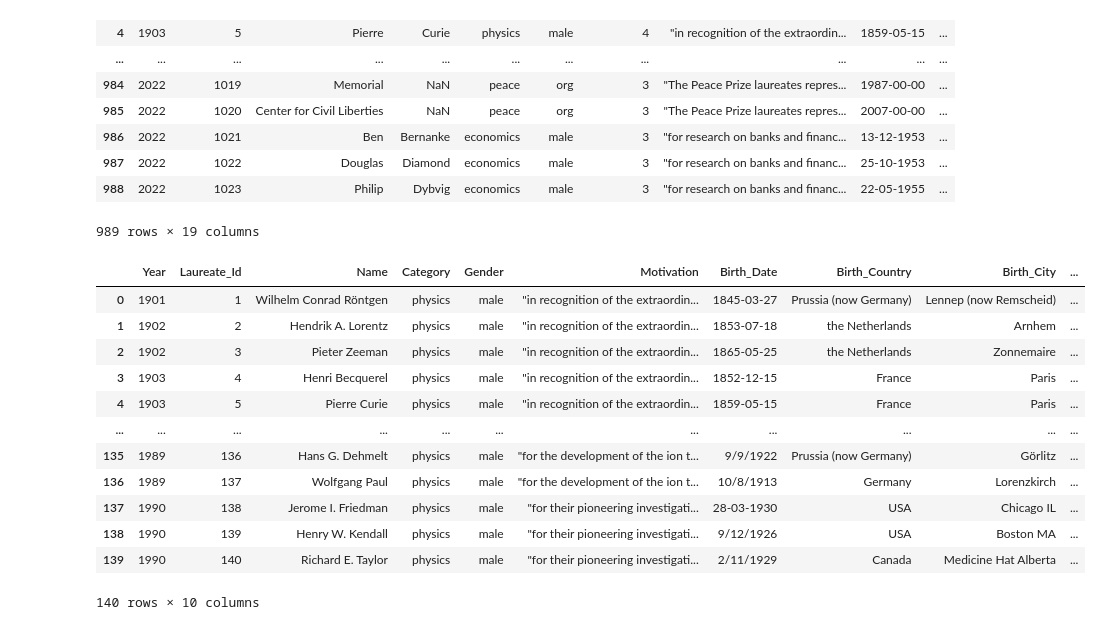
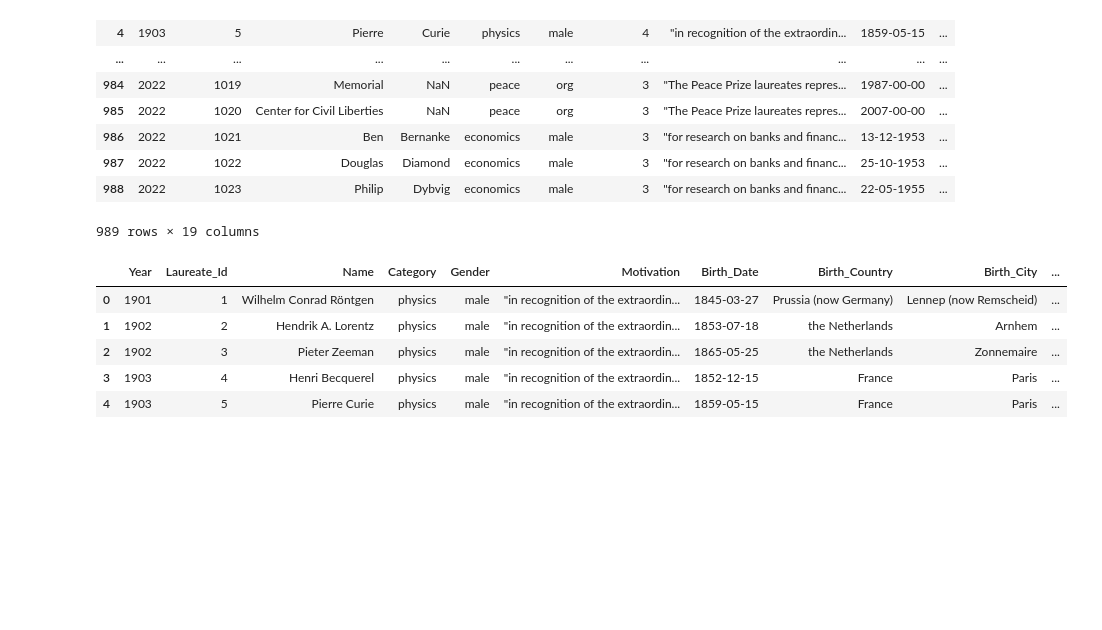
Before and after one commit to jbarbs44/Project-3, a Jupyter notebook: clean_up.ipynb, the cells around one changed output. Saved outputs shown, nothing was run; the diff lists cells and outputs as text; code cells hidden in the pictures; blank space fills up the shorter version.

```diff
--- a/clean_up.ipynb
+++ b/clean_up.ipynb
@@ -40,21 +40,14 @@ cleaned_nobel_df.insert(2, "Name", column_to_move)
 # %%
 full_name_df = cleaned_nobel_df.drop(["Firstname", "Lastname"], axis= 1)
 # %%
-full_name_df.head(140)
+full_name_df.head()
 # %% [output]
 |  | Year | Laureate_Id | Name | Category | Gender | Motivation | Birth_Date | Birth_Country | Birth_City | ... |
 | 0 | 1901 | 1 | Wilhelm Conrad Röntgen | physics | male | "in recognition of the extraordin... | 1845-03-27 | Prussia (now Germany) | Lennep (now Remscheid) | ... |
 | 1 | 1902 | 2 | Hendrik A. Lorentz | physics | male | "in recognition of the extraordin... | 1853-07-18 | the Netherlands | Arnhem | ... |
 | 2 | 1902 | 3 | Pieter Zeeman | physics | male | "in recognition of the extraordin... | 1865-05-25 | the Netherlands | Zonnemaire | ... |
 | 3 | 1903 | 4 | Henri Becquerel | physics | male | "in recognition of the extraordin... | 1852-12-15 | France | Paris | ... |
 | 4 | 1903 | 5 | Pierre Curie | physics | male | "in recognition of the extraordin... | 1859-05-15 | France | Paris | ... |
-| ... | ... | ... | ... | ... | ... | ... | ... | ... | ... | ... |
-| 135 | 1989 | 136 | Hans G. Dehmelt | physics | male | "for the development of the ion t... | 9/9/1922 | Prussia (now Germany) | Görlitz | ... |
-| 136 | 1989 | 137 | Wolfgang Paul | physics | male | "for the development of the ion t... | 10/8/1913 | Germany | Lorenzkirch | ... |
-| 137 | 1990 | 138 | Jerome I. Friedman | physics | male | "for their pioneering investigati... | 28-03-1930 | USA | Chicago IL | ... |
-| 138 | 1990 | 139 | Henry W. Kendall | physics | male | "for their pioneering investigati... | 9/12/1926 | USA | Boston MA | ... |
-| 139 | 1990 | 140 | Richard E. Taylor | physics | male | "for their pioneering investigati... | 2/11/1929 | Canada | Medicine Hat Alberta | ... |
-140 rows × 10 columns
 # %%
 def clean_country_name(place):
     # Find the text inside parentheses
```
Also changed, not shown: parts of 3 cells of this notebook, 4 other files.
